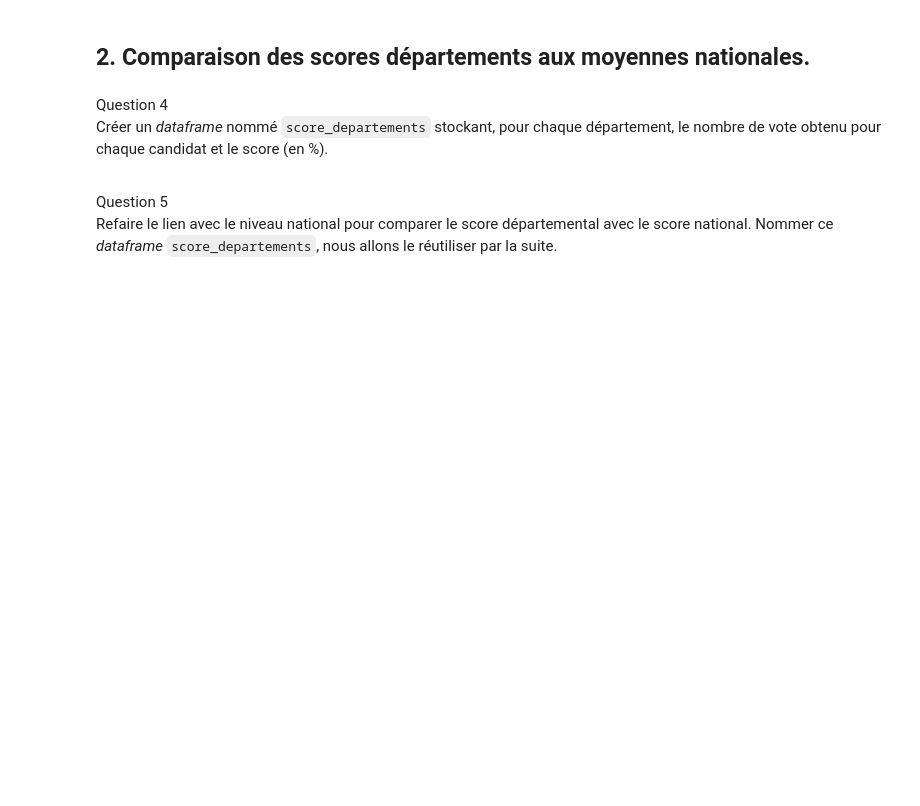
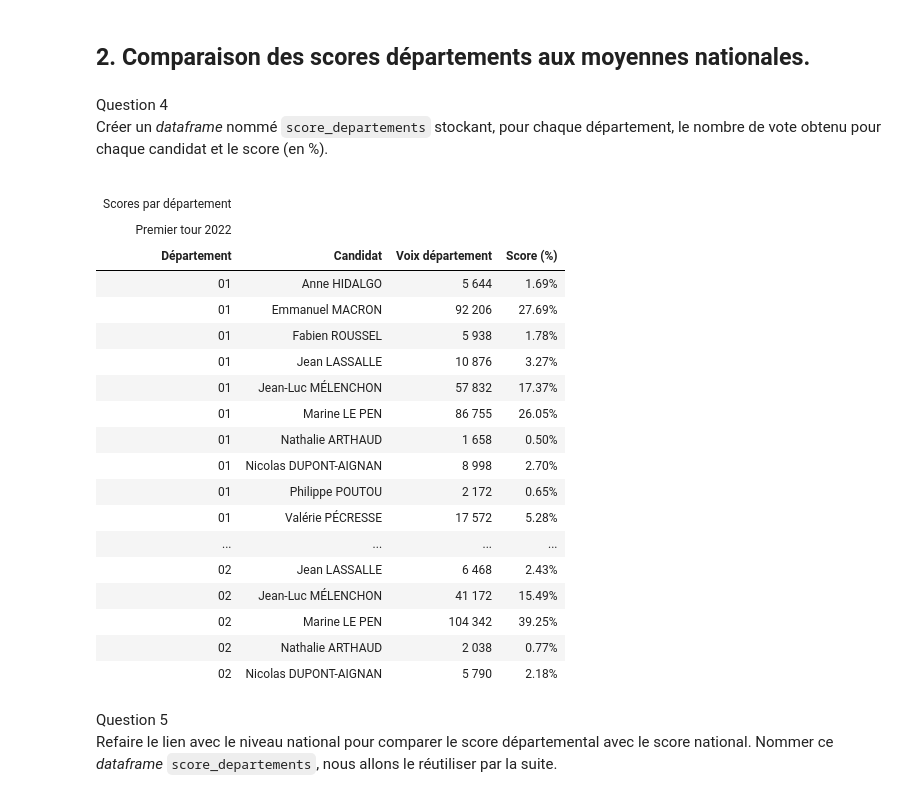
Before and after one commit to AntoineR18/PPDS-Projet_intermediaire, a Jupyter notebook: main.ipynb, the cells around one changed output. Drawn from its saved outputs; the diff is of its cells as text; code cells hidden in the pictures; blank space fills up the shorter version.

```diff
--- a/main.ipynb
+++ b/main.ipynb
@@ -161,6 +161,68 @@ Créer un *dataframe* nommé `score_departements` stockant, pour chaque départe
 
 </div>
 </div>
+# %%
+
+df_exprimes = df[~df['candidat'].isin([' abstentions', ' nuls', ' blancs'])].copy()
+votes_par_dept = (
+    df_exprimes
+    .groupby(['code_departement', 'candidat'], as_index=False)['voix']
+    .sum()
+)
+score_departements = votes_par_dept.copy()
+score_departements = score_departements.rename(columns={'voix': 'votes_departements'})
+total_par_dept = (
+    score_departements
+    .groupby('code_departement')['votes_departements']
+    .transform('sum')
+)
+score_departements['score_departement'] = (
+    score_departements['votes_departements'] / total_par_dept
+)
+
+score_departements_display = score_departements.copy()
+score_departements_display = score_departements_display.rename(columns={
+    'code_departement': 'Département',
+    'candidat': 'Candidat',
+    'votes_departements': 'Voix département',
+    'score_departement': 'Score (%)'
+})
+(
+    GT(score_departements_display.head(20))
+    .tab_header(
+        title="Scores par département",
+        subtitle="Premier tour 2022"
+    )
+    .fmt_number(
+        columns="Voix département",
+        decimals=0,
+        sep_mark=' '
+    )
+    .fmt_percent(
+        columns="Score (%)",
+        decimals=2
+    )
+)
+# %% [output]
+| Scores par département |  |  |  |
+| Premier tour 2022 |  |  |  |
+| Département | Candidat | Voix département | Score (%) |
+| 01 | Anne HIDALGO | 5 644 | 1.69% |
+| 01 | Emmanuel MACRON | 92 206 | 27.69% |
+| 01 | Fabien ROUSSEL | 5 938 | 1.78% |
+| 01 | Jean LASSALLE | 10 876 | 3.27% |
+| 01 | Jean-Luc MÉLENCHON | 57 832 | 17.37% |
+| 01 | Marine LE PEN | 86 755 | 26.05% |
+| 01 | Nathalie ARTHAUD | 1 658 | 0.50% |
+| 01 | Nicolas DUPONT-AIGNAN | 8 998 | 2.70% |
+| 01 | Philippe POUTOU | 2 172 | 0.65% |
+| 01 | Valérie PÉCRESSE | 17 572 | 5.28% |
+| ... | ... | ... | ... |
+| 02 | Jean LASSALLE | 6 468 | 2.43% |
+| 02 | Jean-Luc MÉLENCHON | 41 172 | 15.49% |
+| 02 | Marine LE PEN | 104 342 | 39.25% |
+| 02 | Nathalie ARTHAUD | 2 038 | 0.77% |
+| 02 | Nicolas DUPONT-AIGNAN | 5 790 | 2.18% |
 # %% [markdown]
 <div class="callout callout-style-default callout-tip callout-titled">
 <div class="callout-header d-flex align-content-center">
```
Also changed, not shown: parts of 3 cells of this notebook.
